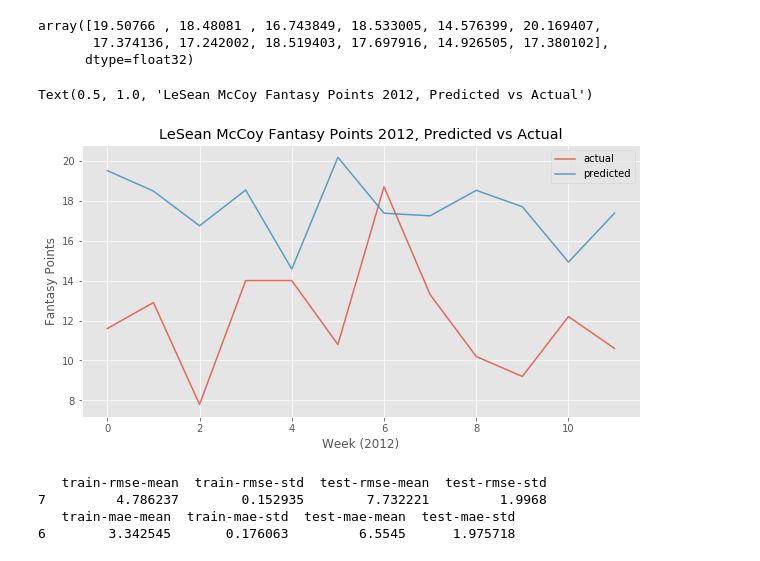
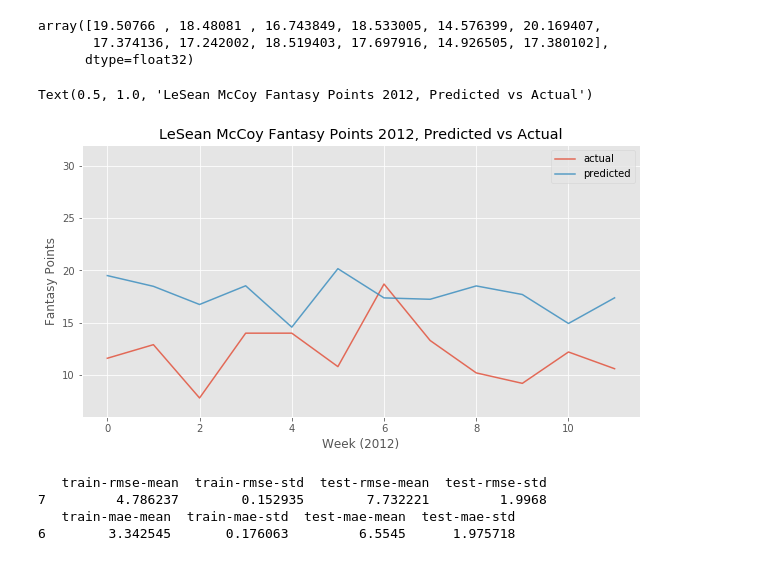
Before and after one commit to mpdettmar/Fantasy-Football-Player-Predictions, a Jupyter notebook: modeling_notebooks/10_model1_xgboost.ipynb, the cells around one changed output. Saved outputs shown, nothing was run; the diff lists cells and outputs as text; code cells hidden in the pictures.

```diff
--- a/modeling_notebooks/10_model1_xgboost.ipynb
+++ b/modeling_notebooks/10_model1_xgboost.ipynb
@@ -248,15 +248,16 @@ array([19.50766 , 18.48081 , 16.743849, 18.533005, 14.576399, 20.169407,
 # %%
 plt.rcParams['figure.figsize'] = (10, 5)
 fig, ax = plt.subplots()
 plot1 = ax.plot(y_test.values, alpha = 0.8, label='actual')
 plot1 = ax.plot(preds, alpha = 0.8, label='predicted')
 ax.legend()
 plt.xlabel('Week (2012)')
 plt.ylabel('Fantasy Points')
+plt.ylim((6, 32))
 plt.title('LeSean McCoy Fantasy Points 2012, Predicted vs Actual')
 # %% [output]
 Text(0.5, 1.0, 'LeSean McCoy Fantasy Points 2012, Predicted vs Actual')
-[figure, old version]
+[figure, new version]
 # %%
 params = {"objective":"reg:squarederror",'colsample_bytree': 0.25,'learning_rate': 0.6,
                 'max_depth': 2, 'alpha': 50}
```
Also changed, not shown: parts of 4 cells of this notebook.
